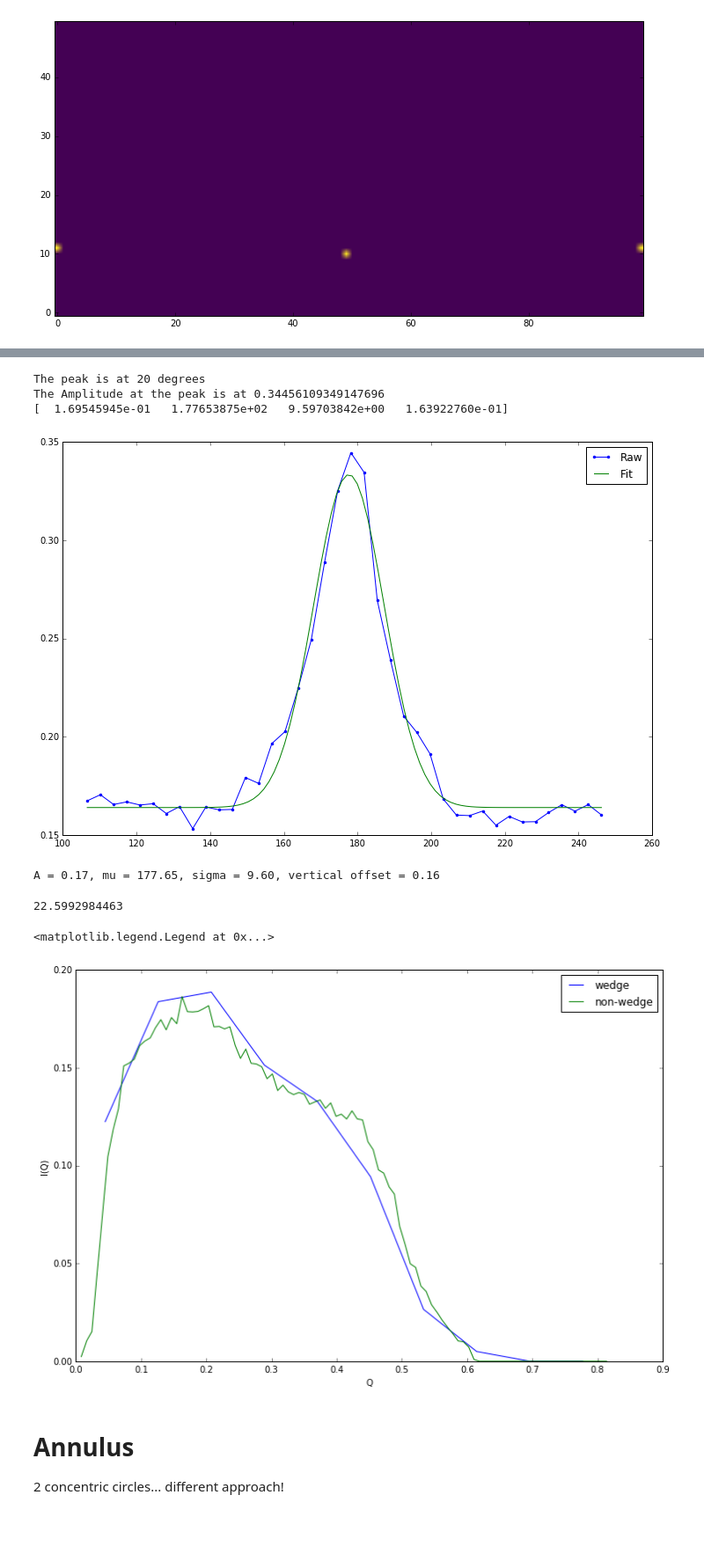
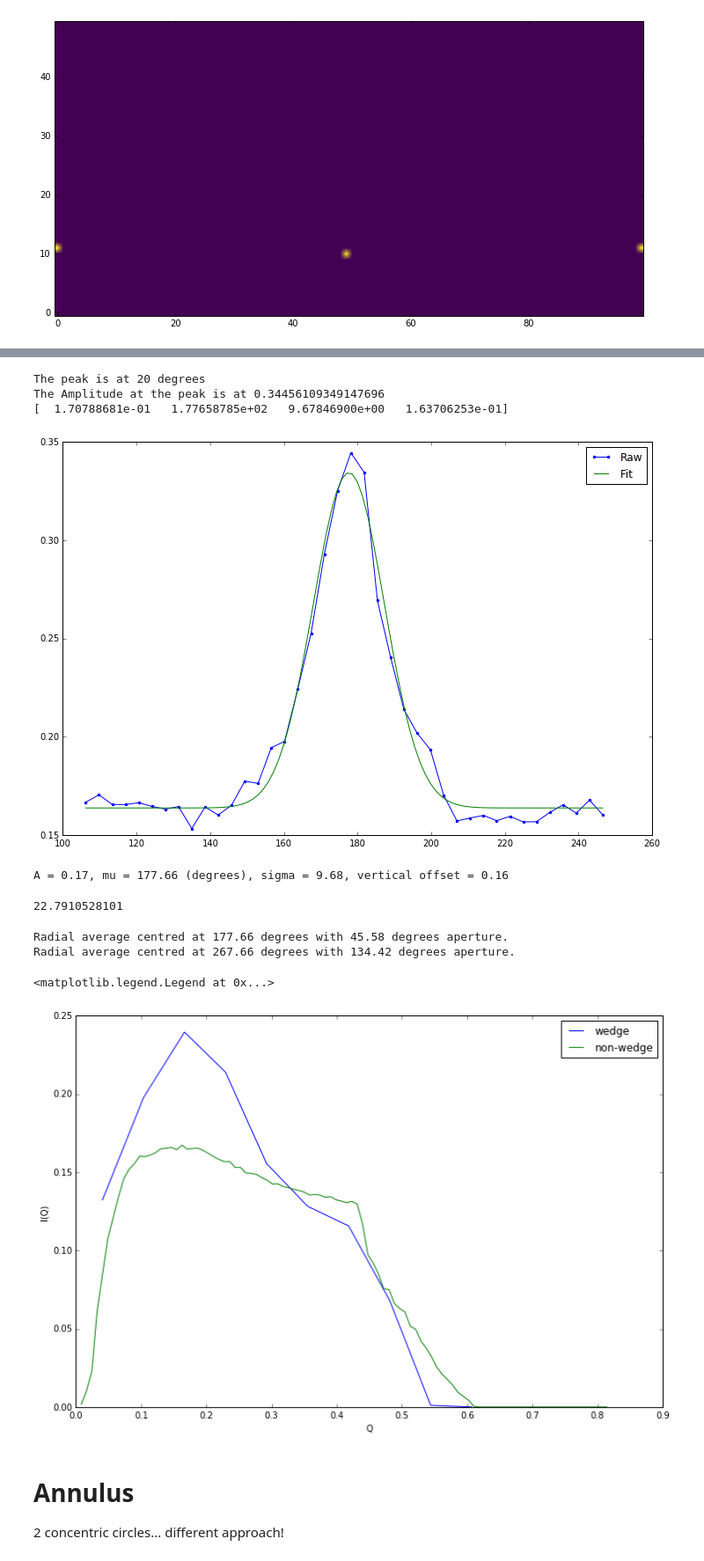
Before and after one commit to ricleal/PythonCode, a Jupyter notebook: SANS/Anisotropic/Find wedges.ipynb, the cells around one changed output, grey strips where cells are left out. Shown at 88% size. Saved outputs shown, nothing was run; the diff lists cells and outputs as text; code cells hidden in the pictures; blank space fills up the shorter version.

Commit message:
Work radial averaging

```diff
--- a/SANS/Anisotropic/Find wedges.ipynb
+++ b/SANS/Anisotropic/Find wedges.ipynb
@@ -68,7 +68,7 @@ def sector_average(data_x, data_y, data_z,
     angle = np.arctan2(data_y, data_x)
     angle = np.rad2deg(angle)
     # make it integer from 0 to 360
-#     angle = np.round(angle).astype(int) + 180
+    angle = np.round(angle).astype(int) + 180
 
 
     # normalize data to 1
@@ -173,6 +173,6 @@ Index of maximum = (10, 49).
 # %%
 # plot horizontal cut in 1D
-horizontal_cut = data[indice_of_max[0],:]
+horizontal_cut = data[index_of_max[0],:]
 plt.plot(x,horizontal_cut)
 # %% [output]
 [<matplotlib.lines.Line2D at 0x...>]
@@ -186,17 +186,17 @@ def gauss(x, *p):
 # fitting around the maximum
 # get rid of both ends
 
-end_left = indice_of_max[1] - 20
-end_right = indice_of_max[1] + 20
+end_left = index_of_max[1] - 20
+end_right = index_of_max[1] + 20
 x_trimmed = x[end_left:end_right]
 horizontal_cut_trimmed = horizontal_cut[end_left:end_right]
 
 max_idx = np.argmax(horizontal_cut_trimmed)
 print("The peak is at {} degrees".format(max_idx))
-print("The Amplitude at the peak is at {}".format(horizontal_cut[indice_of_max[1]]))
+print("The Amplitude at the peak is at {}".format(horizontal_cut[index_of_max[1]]))
 
 # p0 is the initial guess for the fitting coefficients (A, mu, sigma, vertical offset)
-p0 = [horizontal_cut[indice_of_max[1]], x_trimmed[max_idx], 5, 0.2]
+p0 = [horizontal_cut[index_of_max[1]], x_trimmed[max_idx], 5, 0.2]
 
 
 coeff, var_matrix = curve_fit(gauss, x_trimmed, horizontal_cut_trimmed, p0=p0)
@@ -214,13 +214,17 @@ print(coeff)
 # %% [output]
 The peak is at 20 degrees
 The Amplitude at the peak is at 0.34456109349147696
-[  1.69545945e-01   1.77653875e+02   9.59703842e+00   1.63922760e-01]
+[  1.70788681e-01   1.77658785e+02   9.67846900e+00   1.63706253e-01]
-[figure, old version]
+[figure, new version]
 # %%
-print("A = {:4,.2f}, mu = {:4,.2f}, sigma = {:4,.2f}, vertical offset = {:4,.2f}".format(*coeff))
+print("A = {:4,.2f}, mu = {:4,.2f} (degrees), sigma = {:4,.2f}, vertical offset = {:4,.2f}".format(*coeff))
+# Let's get some variables
+center = coeff[1]
+std_deviation = coeff[2]
 # %% [output]
-A = 0.17, mu = 177.65, sigma = 9.60, vertical offset = 0.16
+A = 0.17, mu = 177.66 (degrees), sigma = 9.68, vertical offset = 0.16
 # %%
+# I'm not using this
 def fwhm(sigma):
     '''
     Full width at half maximum
@@ -230,7 +234,7 @@ def fwhm(sigma):
 fwhm_value = fwhm(coeff[2])
 print(fwhm_value)
 # %% [output]
-22.5992984463
+22.7910528101
 # %%
 def radial_average(data_x, data_y, data_z,
                    n_bins_angle=100,
@@ -238,7 +242,14 @@ def radial_average(data_x, data_y, data_z,
                    center_angle=0, # degrees
                    width_angle=20,  # degrees
                   ):
-    # data_? are 1D arrays
+    '''
+    data_? are 1D arrays
+    '''
+
+    center_angle %= 360
+    width_angle %= 360
+
+    print("Radial average centred at {:,.2f} degrees with {:,.2f} degrees aperture.".format(center_angle,width_angle))
 
     # Radius is Q
     radius = np.linalg.norm(np.column_stack((data_x, data_y)), axis=1)
@@ -248,11 +259,17 @@ def radial_average(data_x, data_y, data_z,
     # make it integer from 0 to 360
     angle = np.round(angle).astype(int) + 180
 
-    center_angle %= 360
+
 
 #     # normalize data to 1
 #     data_z = (data_z - data_z.min()) / (data_z.max() - data_z.min())
 #     data_z = (data_z)**(1/2)
+
+    # Let's duplicate the data so we have 0 to 720 degrees
+    angle = np.concatenate([angle,angle+360])
+    data_z = np.tile(data_z, 2)
+    radius = np.tile(radius, 2)
+
 
     # Let's limit
     # Radius
@@ -262,51 +279,58 @@ def radial_average(data_x, data_y, data_z,
     # angle
     angle_cond = ((angle >= center_angle - width_angle/2) & \
                   (angle <= center_angle + width_angle/2)) | \
-                  ((angle >= (center_angle + 180) - (width_angle + 180)/2) & \
-                   (angle <= (center_angle + 180) + (width_angle + 180)/2))
+                  ((angle >= (center_angle + 180) - width_angle/2) & \
+                   (angle <= (center_angle + 180) + width_angle/2))
 
     angle = angle[angle_cond]
     data_z =data_z[angle_cond]
     radius = radius[angle_cond]
+
+#     plt.figure()
+#     plt.plot(angle,data_z,'r.')
+#     plt.show()
 
 
     H, xedges, binnumber = stats.binned_statistic(radius,
                                                   data_z,
                                        bins=n_bins_angle,
                                        statistic='mean')
 
     xedges_width = (xedges[1] - xedges[0])
     xedges_center = xedges[1:] - xedges_width / 2
 
 
 
     xedges_center = np.linspace(np.amin(xedges_center), np.amax(xedges_center), len(xedges_center))
-
     return H, xedges_center
 
 # Wedge
+
 H, x = radial_average(data_x, data_y, data_z,
                       n_bins_angle=10,
                       max_radius = np.inf, # Q
-                      center_angle=coeff[1], # degrees
-                      width_angle=2*coeff[2])
+                      center_angle=center, # degrees
+                      width_angle=2*fwhm_value)
 
+plt.figure()
 plt.plot(x,H,label="wedge")
 plt.xlabel("Q")
 plt.ylabel("I(Q)")
 
 # Non wedge
 H, x = radial_average(data_x, data_y, data_z,
                       n_bins_angle=100,
                       max_radius = np.inf, # Q
-                      center_angle=coeff[1]+180, # degrees
-                      width_angle=180-2*coeff[2])
+                      center_angle=center+90, # degrees
+                      width_angle=180-2*fwhm_value)
 
 plt.plot(x,H,label="non-wedge")
 plt.legend()
 # %% [output]
-<matplotlib.legend.Legend at 0x...>
+Radial average centred at 177.66 degrees with 45.58 degrees aperture.
+Radial average centred at 267.66 degrees with 134.42 degrees aperture.
+<matplotlib.legend.Legend at 0x...>
-[figure, old version]
+[figure, new version]
 # %% [markdown]
 # Annulus
 
```
Also changed, not shown: parts of 7 cells of this notebook.
